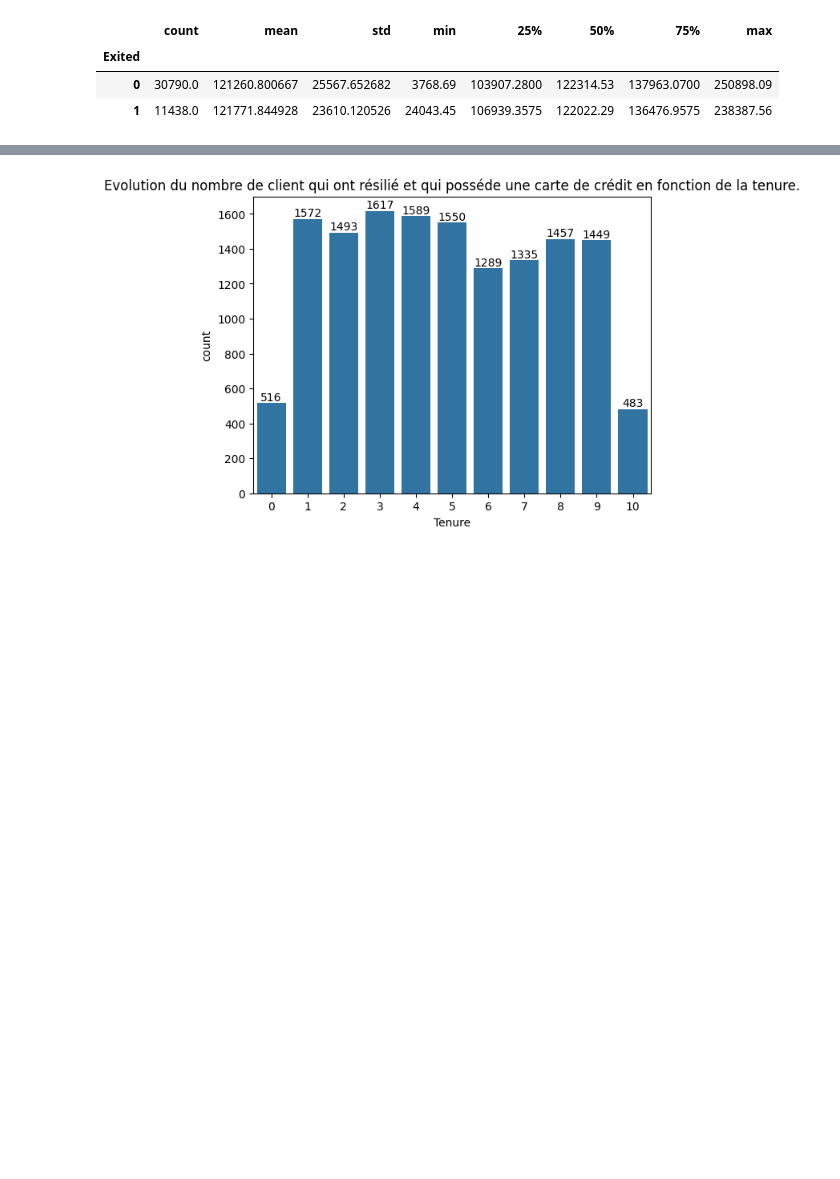
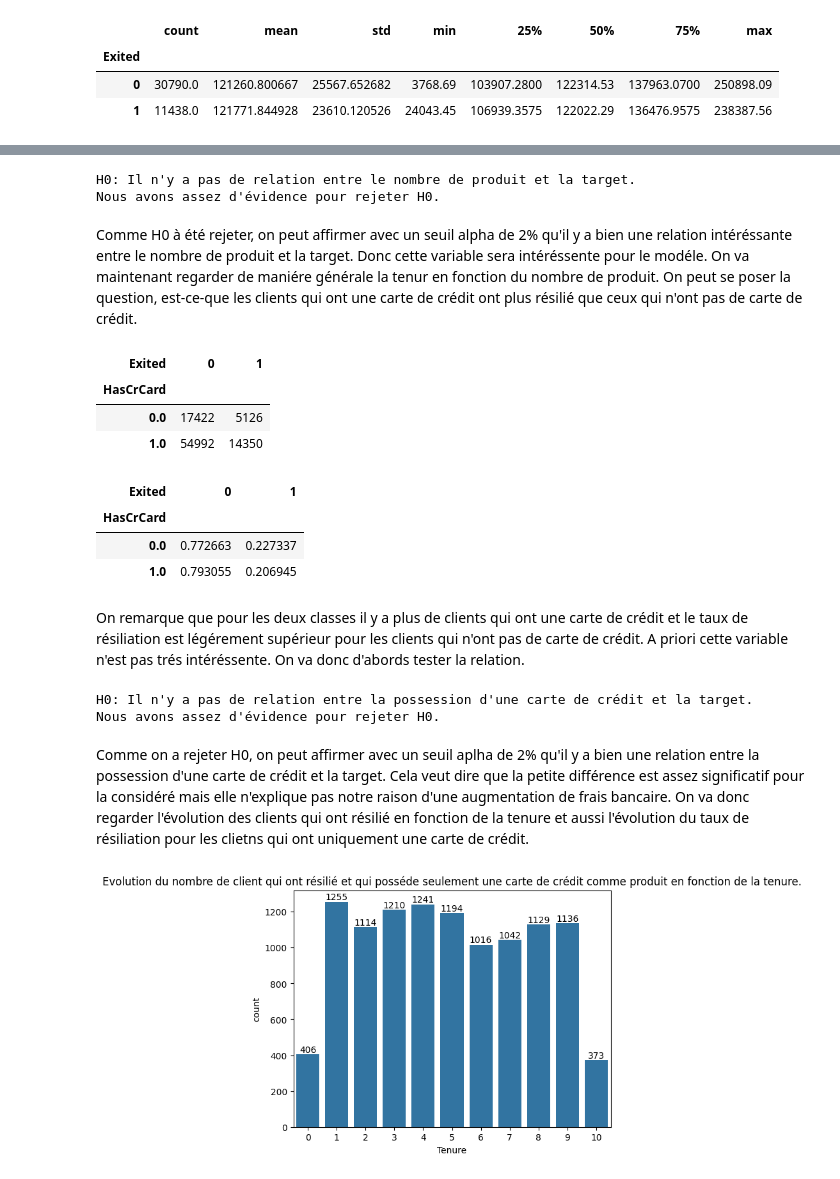
Before and after one commit to fmazur57u/Bank-churn, a Jupyter notebook: bankChurn/src/bankchurn/projet_bank_churn.ipynb, the cells around one changed output, grey strips where cells are left out. Saved outputs shown, nothing was run; the diff lists cells and outputs as text; code cells hidden in the pictures; blank space fills up the shorter version.

Commit message:
Relation entre nombre produit et tenure

```diff
--- a/bankChurn/src/bankchurn/projet_bank_churn.ipynb
+++ b/bankChurn/src/bankchurn/projet_bank_churn.ipynb
@@ -235,7 +255,56 @@ Pour commencer cette analyse, on va regarder la relation tenure et possession d'
+# %%
+print("H0: Il n'y a pas de relation entre le nombre de produit et la target.")
+
+alpha = 0.02
+
+p_value = chi2_contingency(pd.crosstab(confirmation_set["NumOfProducts"], confirmation_set["Exited"])).pvalue
+
+if p_value < alpha:
+    print("Nous avons assez d'évidence pour rejeter H0.")
+else:
+    print("Nous n'avons pas assez d'évidence pour rejeter H0.")
+# %% [output]
+H0: Il n'y a pas de relation entre le nombre de produit et la target.
+Nous avons assez d'évidence pour rejeter H0.
+# %% [markdown]
+Comme H0 à été rejeter, on peut affirmer avec un seuil alpha de 2% qu'il y a bien une relation intéréssante entre le nombre de produit et la target. Donc cette variable sera intéréssente pour le modéle. On va maintenant regarder de maniére générale la tenur en fonction du nombre de produit. On peut se poser la question, est-ce-que les clients qui ont une carte de crédit ont plus résilié que ceux qui n'ont pas de carte de crédit.
+# %%
+pd.crosstab(observation_set["HasCrCard"], observation_set["Exited"])
+# %% [output]
+| Exited | 0 | 1 |
+| HasCrCard |  |  |
+| 0.0 | 17422 | 5126 |
+| 1.0 | 54992 | 14350 |
+# %%
+pd.crosstab(observation_set["HasCrCard"], observation_set["Exited"], normalize='index')
+# %% [output]
+| Exited | 0 | 1 |
+| HasCrCard |  |  |
+| 0.0 | 0.772663 | 0.227337 |
+| 1.0 | 0.793055 | 0.206945 |
+# %% [markdown]
+On remarque que pour les deux classes il y a plus de clients qui ont une carte de crédit et le taux de résiliation est légérement supérieur pour les clients qui n'ont pas de carte de crédit. A priori cette variable n'est pas trés intéréssente. On va donc d'abords tester la relation.
+# %%
+print("H0: Il n'y a pas de relation entre la possession d'une carte de crédit et la target.")
+
+alpha = 0.02
+
+p_value = chi2_contingency(pd.crosstab(confirmation_set["HasCrCard"], confirmation_set["Exited"])).pvalue
+
+if p_value < alpha:
+    print("Nous avons assez d'évidence pour rejeter H0.")
+else:
+    print("Nous n'avons pas assez d'évidence pour rejeter H0.")
+# %% [output]
+H0: Il n'y a pas de relation entre la possession d'une carte de crédit et la target.
+Nous avons assez d'évidence pour rejeter H0.
+# %% [markdown]
+Comme on a rejeter H0, on peut affirmer avec un seuil aplha de 2% qu'il y a bien une relation entre la possession d'une carte de crédit et la target. Cela veut dire que la petite différence est assez significatif pour la considéré mais elle n'explique pas notre raison d'une augmentation de frais bancaire. On va donc regarder l'évolution des clients qui ont résilié en fonction de la tenure et aussi l'évolution du taux de résiliation pour les clietns qui ont uniquement une carte de crédit.
 # %%
-ax = sns.countplot(data=observation_set.query("`HasCrCard` == 1 and `Exited` == 1"), x="Tenure")
-plt.title("Evolution du nombre de client qui ont résilié et qui posséde une carte de crédit en fonction de la tenure.")
+ax = sns.countplot(data=observation_set.query("`HasCrCard` == 1 and `NumOfProducts` == 1 and `Exited` == 1"), x="Tenure")
+plt.title("Evolution du nombre de client qui ont résilié et qui posséde seulement une carte de crédit comme produit en fonction de la tenure.")
 for container in ax.containers:
     ax.bar_label(container)
+    plt.show()
 # %% [output]
-[figure, old version]
+[figure, new version]
```
Also changed, not shown: parts of 5 cells of this notebook.
